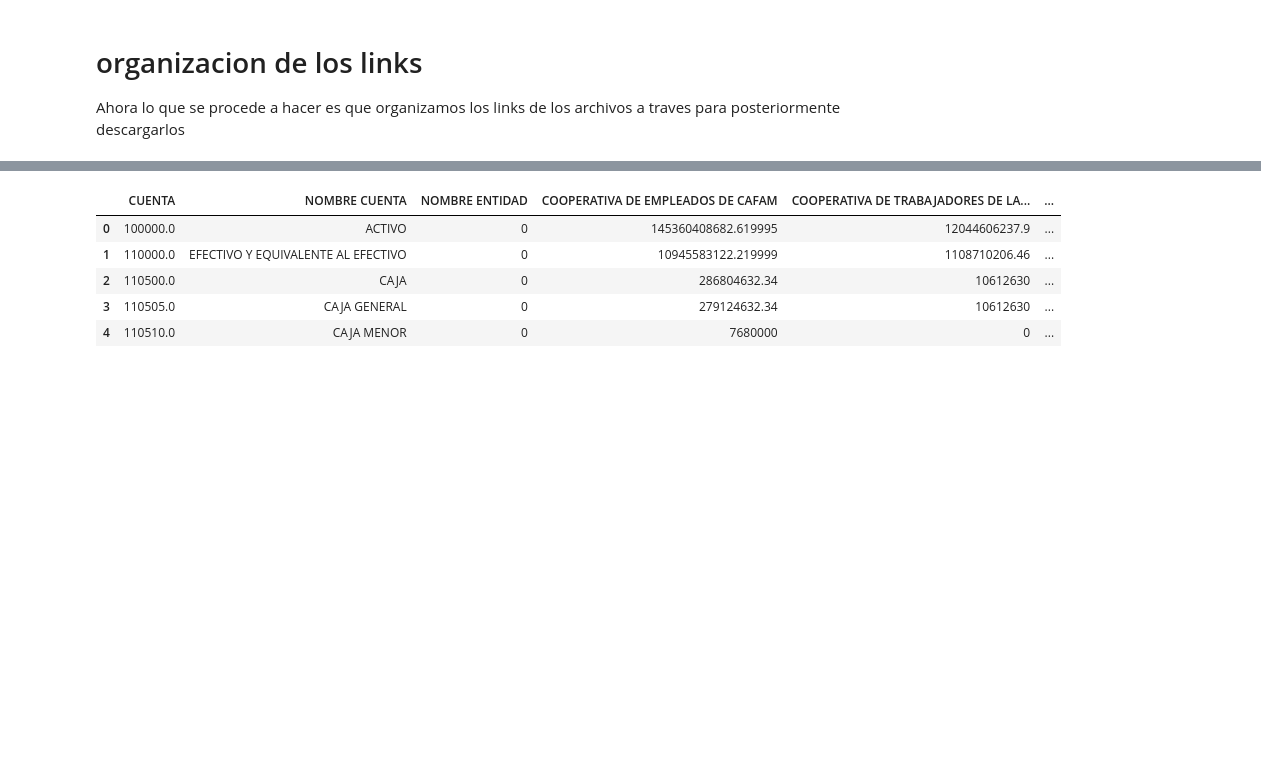
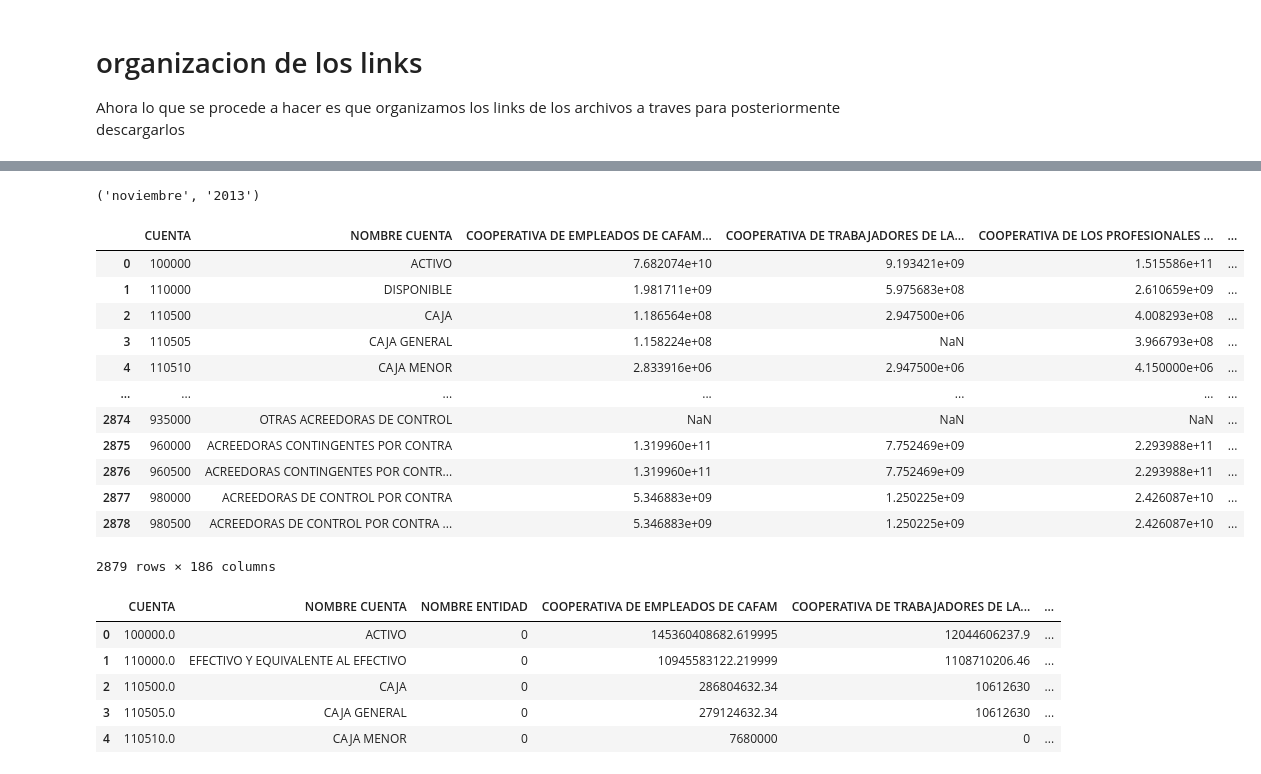
Before and after one commit to awitadelulo/CAMEL_Model_FI, a Jupyter notebook: web_Scraping.ipynb, the cells around one changed output, grey strips where cells are left out. Saved outputs shown, nothing was run; the diff lists cells and outputs as text; code cells hidden in the pictures; blank space fills up the shorter version.

```diff
--- a/web_Scraping.ipynb
+++ b/web_Scraping.ipynb
@@ -227,3 +238,27 @@ nombres_archivos = [f for f in os.listdir(carpeta) if os.path.isfile(os.path.joi
+# %%
+szs="Data_historico/f_puc_financiera_301102013_28012014_0_0_1.xls"
+text=extraer_valores_head(path=szs)
+extraer_mes_ano(text)
+# %% [output]
+('noviembre', '2013')
+# %%
+n_=["f_puc_financiera_301102013_28012014_0_0_1.xls"]
+ll=read_excels(list_name_excel=n_,carpeta=carpeta)
+ll[0]
+# %% [output]
+|  | CUENTA | NOMBRE CUENTA | COOPERATIVA DE EMPLEADOS DE CAFAM... | COOPERATIVA DE TRABAJADORES DE LA... | COOPERATIVA DE LOS PROFESIONALES ... | ... |
+| 0 | 100000 | ACTIVO | 7.682074e+10 | 9.193421e+09 | 1.515586e+11 | ... |
+| 1 | 110000 | DISPONIBLE | 1.981711e+09 | 5.975683e+08 | 2.610659e+09 | ... |
+| 2 | 110500 | CAJA | 1.186564e+08 | 2.947500e+06 | 4.008293e+08 | ... |
+| 3 | 110505 | CAJA GENERAL | 1.158224e+08 | NaN | 3.966793e+08 | ... |
+| 4 | 110510 | CAJA MENOR | 2.833916e+06 | 2.947500e+06 | 4.150000e+06 | ... |
+| ... | ... | ... | ... | ... | ... | ... |
+| 2874 | 935000 | OTRAS ACREEDORAS DE CONTROL | NaN | NaN | NaN | ... |
+| 2875 | 960000 | ACREEDORAS CONTINGENTES POR CONTRA | 1.319960e+11 | 7.752469e+09 | 2.293988e+11 | ... |
+| 2876 | 960500 | ACREEDORAS CONTINGENTES POR CONTR... | 1.319960e+11 | 7.752469e+09 | 2.293988e+11 | ... |
+| 2877 | 980000 | ACREEDORAS DE CONTROL POR CONTRA | 5.346883e+09 | 1.250225e+09 | 2.426087e+10 | ... |
+| 2878 | 980500 | ACREEDORAS DE CONTROL POR CONTRA ... | 5.346883e+09 | 1.250225e+09 | 2.426087e+10 | ... |
+2879 rows × 186 columns
 # %%
 list_excel=read_excels(list_name_excel=nombres_archivos,
                         carpeta=carpeta)
```
Also changed, not shown: parts of 7 cells of this notebook, 4 other files.
